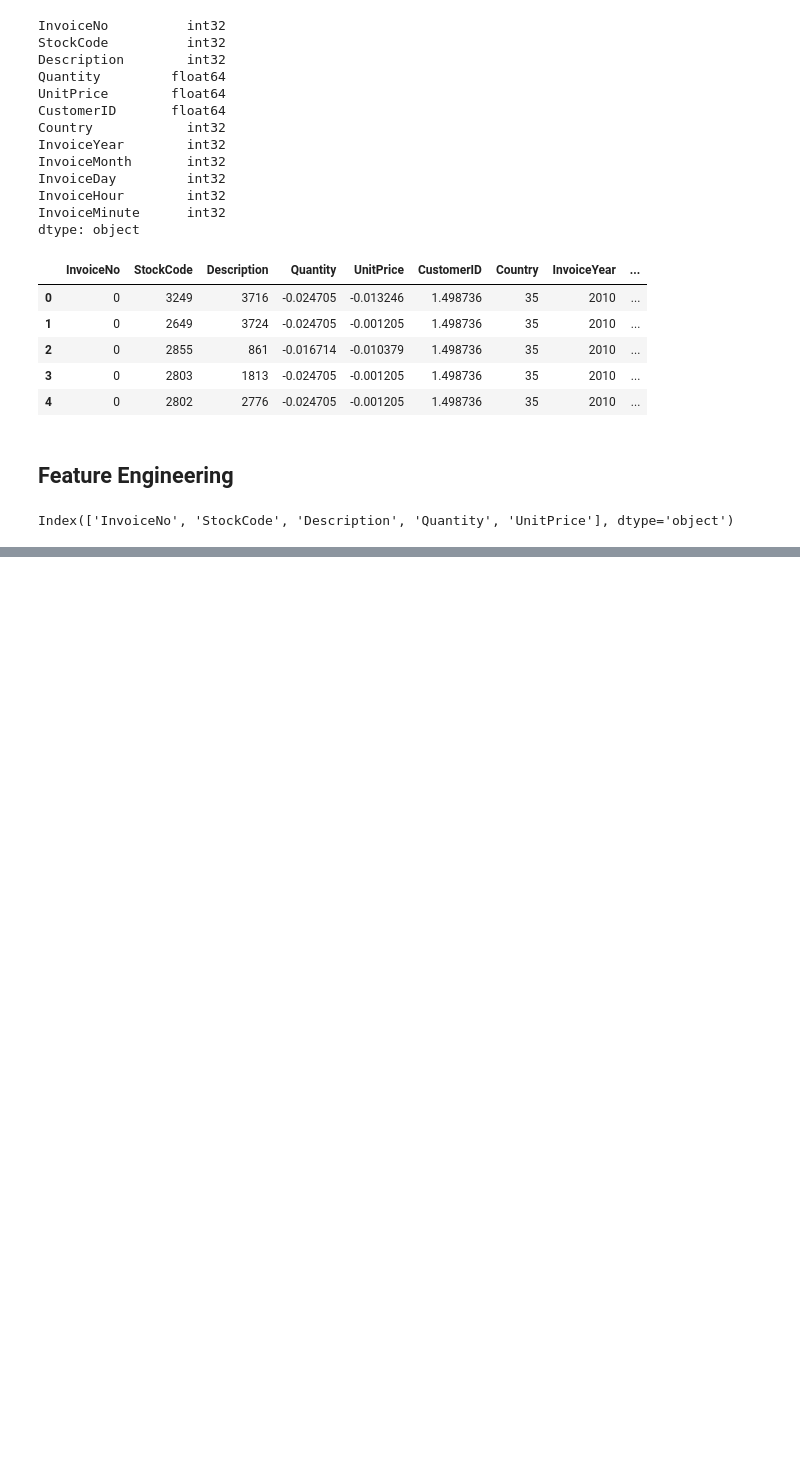
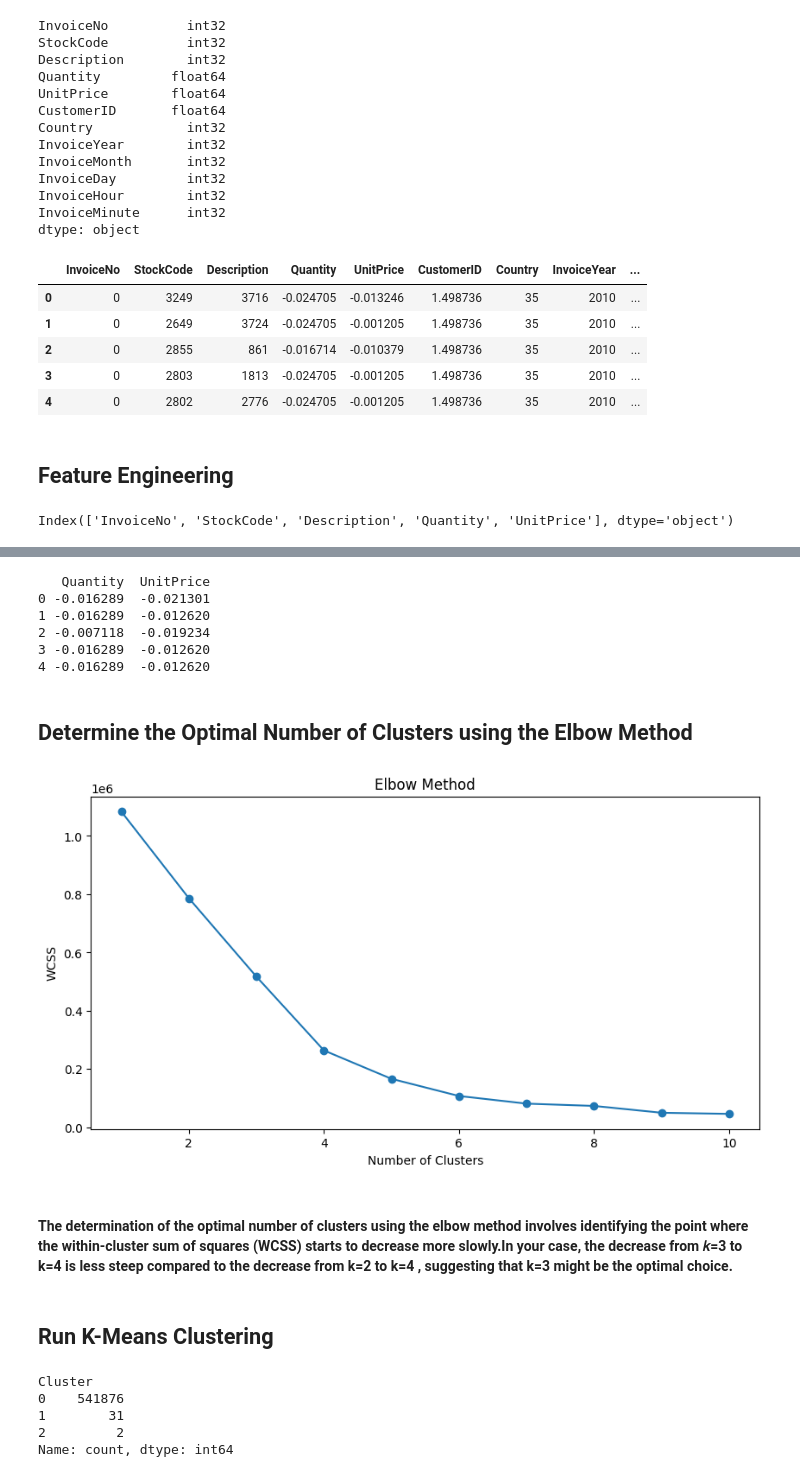
Before and after one commit to Jyotika-28/internship_project, a Jupyter notebook: Onlineretail_project.ipynb, the cells around one changed output, grey strips where cells are left out. Drawn from its saved outputs; the diff is of its cells as text; code cells hidden in the pictures; blank space fills up the shorter version.

```diff
--- a/Onlineretail_project.ipynb
+++ b/Onlineretail_project.ipynb
@@ -225,0 +230,40 @@ Index(['InvoiceNo', 'StockCode', 'Description', 'Quantity', 'UnitPrice'], dtype=
+# %%
+# Select the features to be standardized
+features = ['Quantity', 'UnitPrice']
+# %%
+# Standardize the features
+scaler = StandardScaler()
+df[features] = scaler.fit_transform(df[features])
+# %%
+# Display the standardized features
+print(df[features].head())
+# %% [output]
+   Quantity  UnitPrice
+0 -0.016289  -0.021301
+1 -0.016289  -0.012620
+2 -0.007118  -0.019234
+3 -0.016289  -0.012620
+4 -0.016289  -0.012620
+# %% [markdown]
+## Determine the Optimal Number of Clusters using the Elbow Method
+# %%
+# Calculate WCSS for different number of clusters
+wcss = []
+for i in range(1, 11):
+    kmeans = KMeans(n_clusters=i, random_state=42)
+    kmeans.fit(df[features])
+    wcss.append(kmeans.inertia_)
+# %%
+# Plot the WCSS against the number of clusters
+plt.figure(figsize=(10, 5))
+plt.plot(range(1, 11), wcss, marker='o')
+plt.title('Elbow Method')
+plt.xlabel('Number of Clusters')
+plt.ylabel('WCSS')
+plt.show()
+# %% [output]
+[figure, added]
+# %% [markdown]
+#### The determination of the optimal number of clusters using the elbow method involves identifying the point where the within-cluster sum of squares (WCSS) starts to decrease more slowly.In your case, the decrease from 𝑘=3 to k=4 is less steep compared to the decrease from k=2 to k=4 , suggesting that k=3 might be the optimal choice.
+# %% [markdown]
+## Run K-Means Clustering
@@ -225,0 +275,8 @@ Index(['InvoiceNo', 'StockCode', 'Description', 'Quantity', 'UnitPrice'], dtype=
+# %%
+print(df['Cluster'].value_counts())
+# %% [output]
+Cluster
+0    541876
+1        31
+2         2
+Name: count, dtype: int64
```
Also changed, not shown: parts of 25 cells of this notebook.
